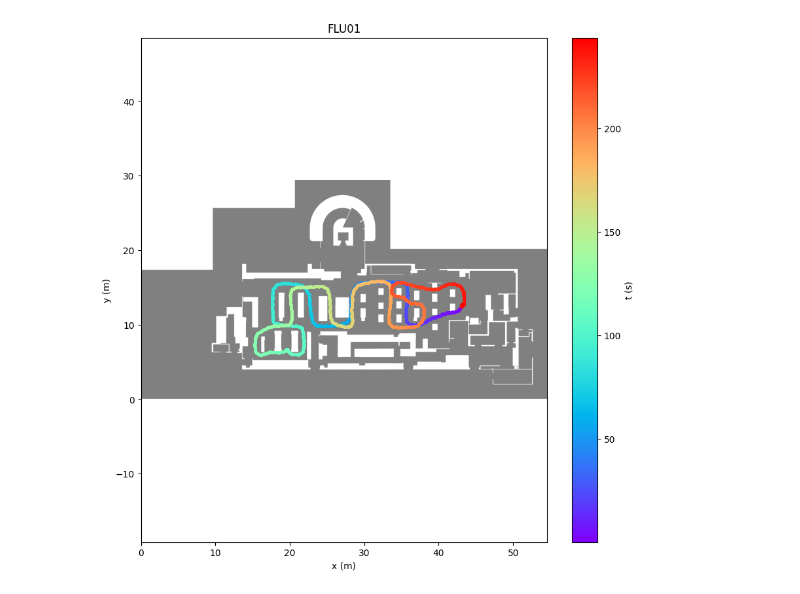
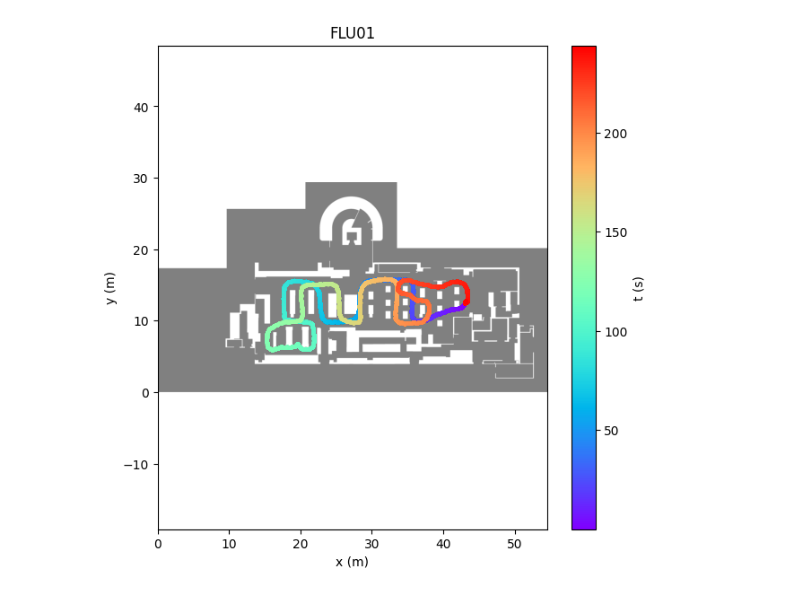
Before and after one commit to happy663/xDR-Challenge-2023-EvaalAPI-server-access, a Jupyter notebook: src/gt.ipynb, the cells around one changed output. Cells and saved outputs as stored; diff of their text form; code cells hidden in the pictures.

```diff
--- a/src/gt.ipynb
+++ b/src/gt.ipynb
@@ -13,23 +13,25 @@ ground_truth_df = pd.read_csv(GT_CSV_PATH)
 # %%
 from sub import utils
 
 floor_name = ground_truth_df.floor[0]
 
 rename_ground_truth_df = ground_truth_df.rename(
     columns={
         "%time": "ts",
         "x": "x_displacement",
         "y": "y_displacement",
     },
 )
+
+
 # マップの描画
 utils.plot_displacement_map(
     map_dict,
     floor_name,
     DX,
     DY,
     rename_ground_truth_df,
-    fig_size=(10, 10),
+    fig_size=(7, 7),
 )
 # %% [output]
-[figure, old version]
+[figure, new version]
```
Also changed, not shown: 6 other files.
